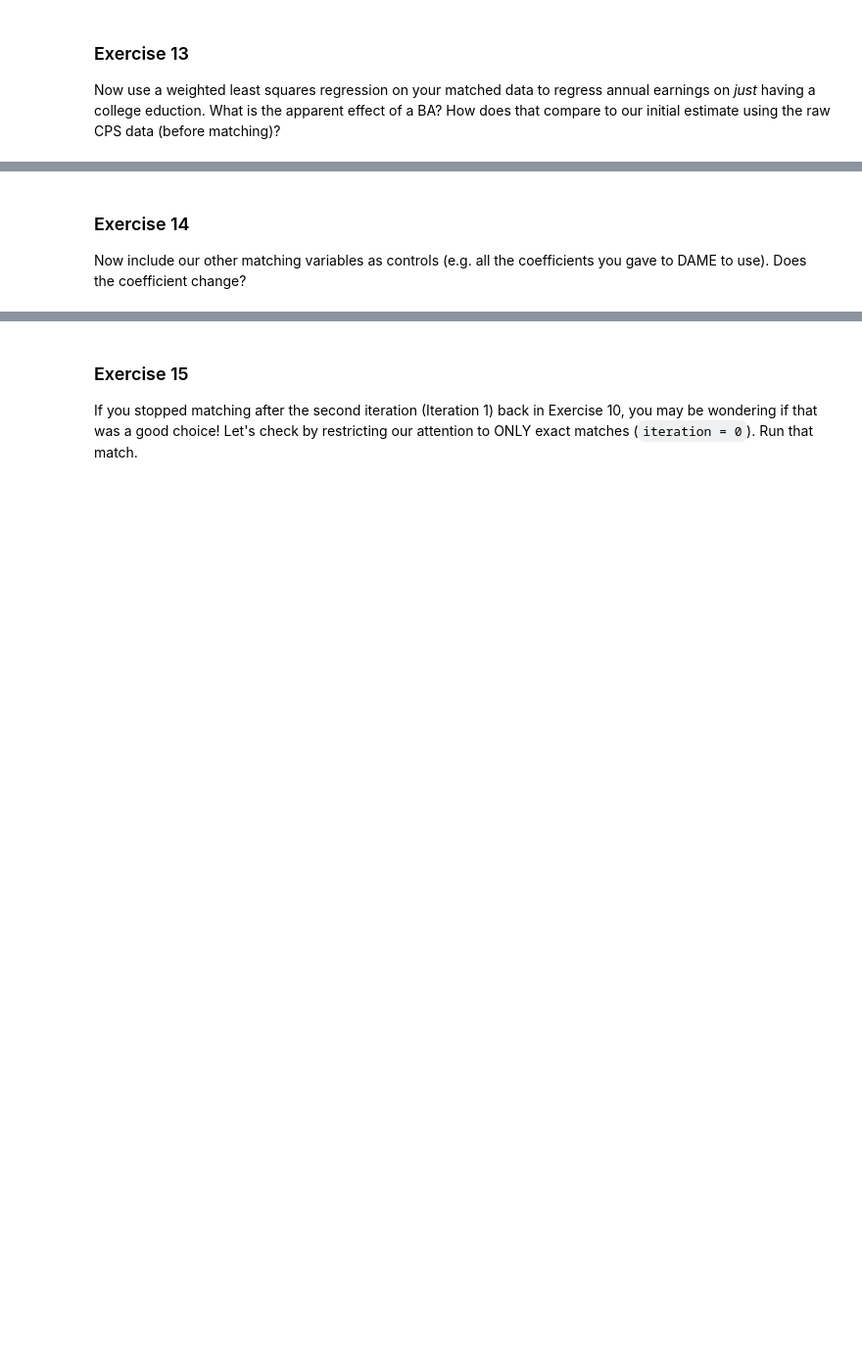
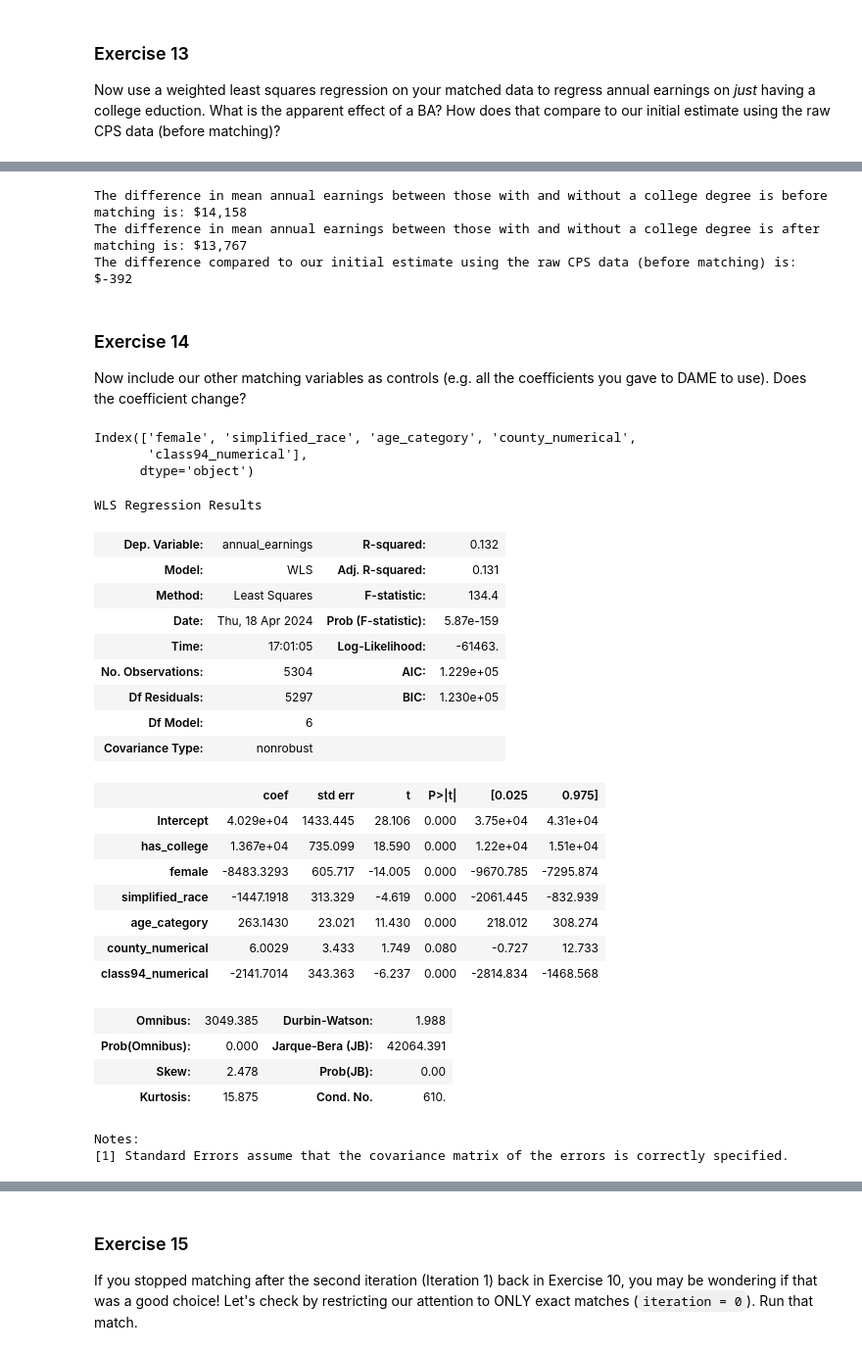
Before and after one commit to BarbaraPFloresRios/IDS701_UnifyingDataScience_CausalInference, a Jupyter notebook: 20240419_ExerciseMatching/exercise_matching.ipynb, the cells around one changed output, grey strips where cells are left out. Shown at 98% size. Saved outputs shown, nothing was run; the diff lists cells and outputs as text; code cells hidden in the pictures; blank space fills up the shorter version.

```diff
--- a/20240419_ExerciseMatching/exercise_matching.ipynb
+++ b/20240419_ExerciseMatching/exercise_matching.ipynb
@@ -544,4 +647,59 @@ Now use a weighted least squares regression on your matched data to regress annu
+# %%
+difference2 = results.params["has_college"]
+difference_comparison = difference2 - difference
+
+print(
+    f"The difference in mean annual earnings between those with and without a college degree is before matching is: ${difference:,.0f}"
+)
+print(
+    f"The difference in mean annual earnings between those with and without a college degree is after matching is: ${difference2:,.0f}"
+)
+
+print(
+    f"The difference compared to our initial estimate using the raw CPS data (before matching) is: ${difference_comparison:,.0f}"
+)
+# %% [output]
+The difference in mean annual earnings between those with and without a college degree is before matching is: $14,158
+The difference in mean annual earnings between those with and without a college degree is after matching is: $13,767
+The difference compared to our initial estimate using the raw CPS data (before matching) is: $-392
 # %% [markdown]
 ### Exercise 14
 
 Now include our other matching variables as controls (e.g. all the coefficients you gave to DAME to use). Does the coefficient change?
+# %%
+print(result2.columns)
+# %% [output]
+Index(['female', 'simplified_race', 'age_category', 'county_numerical',
+       'class94_numerical'],
+      dtype='object')
+# %%
+smf.wls(
+    "annual_earnings ~ has_college + female + simplified_race + age_category + county_numerical + class94_numerical",
+    cps_matched,
+    weights=cps_matched["weights"],
+).fit().summary()
+# %% [output]
+WLS Regression Results
+| Dep. Variable: | annual_earnings | R-squared: | 0.132 |
+| Model: | WLS | Adj. R-squared: | 0.131 |
+| Method: | Least Squares | F-statistic: | 134.4 |
+| Date: | Thu, 18 Apr 2024 | Prob (F-statistic): | 5.87e-159 |
+| Time: | 17:01:05 | Log-Likelihood: | -61463. |
+| No. Observations: | 5304 | AIC: | 1.229e+05 |
+| Df Residuals: | 5297 | BIC: | 1.230e+05 |
+| Df Model: | 6 |  |  |
+| Covariance Type: | nonrobust |  |  |
+|  | coef | std err | t | P>|t| | [0.025 | 0.975] |
+| Intercept | 4.029e+04 | 1433.445 | 28.106 | 0.000 | 3.75e+04 | 4.31e+04 |
+| has_college | 1.367e+04 | 735.099 | 18.590 | 0.000 | 1.22e+04 | 1.51e+04 |
+| female | -8483.3293 | 605.717 | -14.005 | 0.000 | -9670.785 | -7295.874 |
+| simplified_race | -1447.1918 | 313.329 | -4.619 | 0.000 | -2061.445 | -832.939 |
+| age_category | 263.1430 | 23.021 | 11.430 | 0.000 | 218.012 | 308.274 |
+| county_numerical | 6.0029 | 3.433 | 1.749 | 0.080 | -0.727 | 12.733 |
+| class94_numerical | -2141.7014 | 343.363 | -6.237 | 0.000 | -2814.834 | -1468.568 |
+| Omnibus: | 3049.385 | Durbin-Watson: | 1.988 |
+| Prob(Omnibus): | 0.000 | Jarque-Bera (JB): | 42064.391 |
+| Skew: | 2.478 | Prob(JB): | 0.00 |
+| Kurtosis: | 15.875 | Cond. No. | 610. |
+Notes:
+[1] Standard Errors assume that the covariance matrix of the errors is correctly specified.
```
Also changed, not shown: parts of 16 cells of this notebook.
